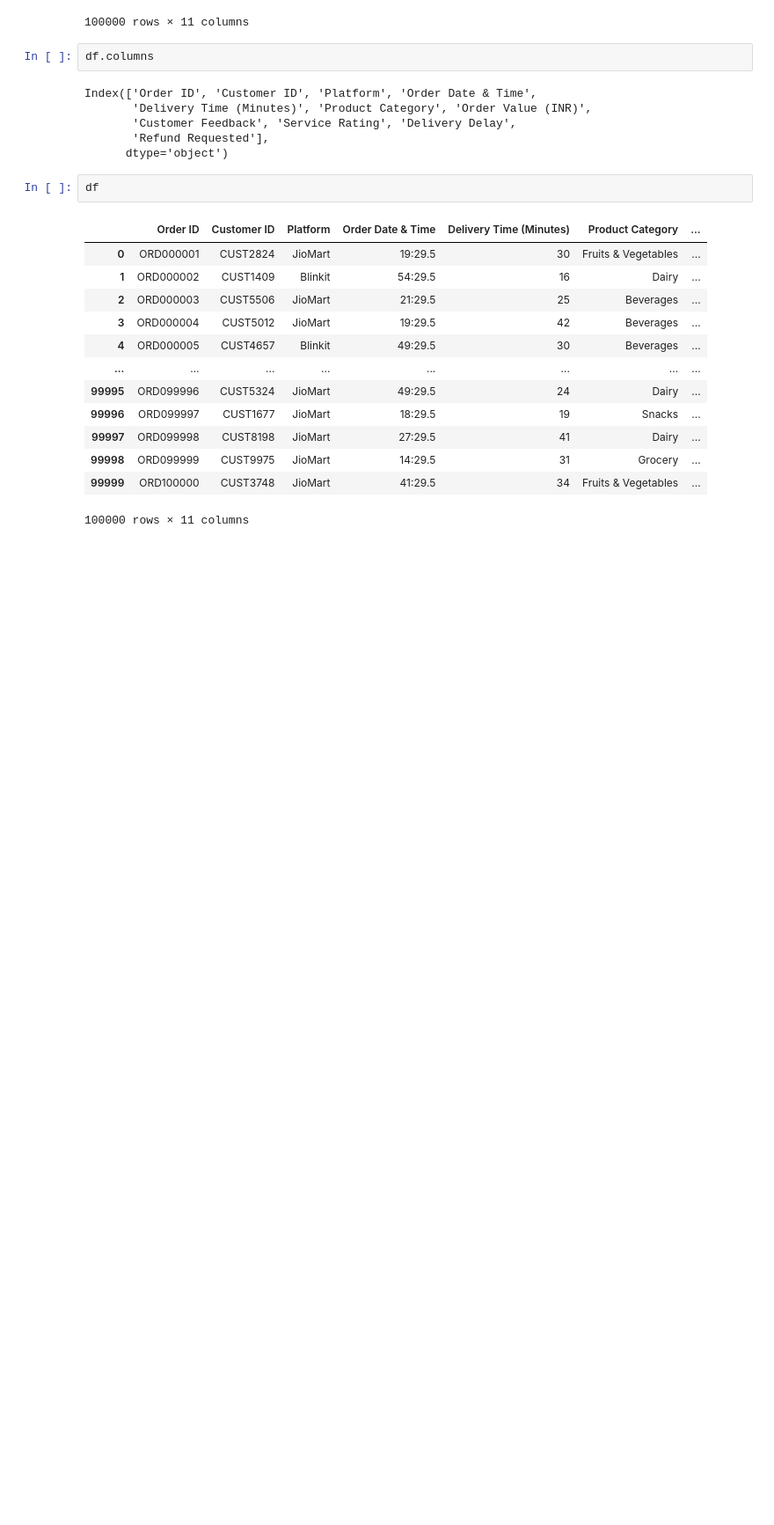
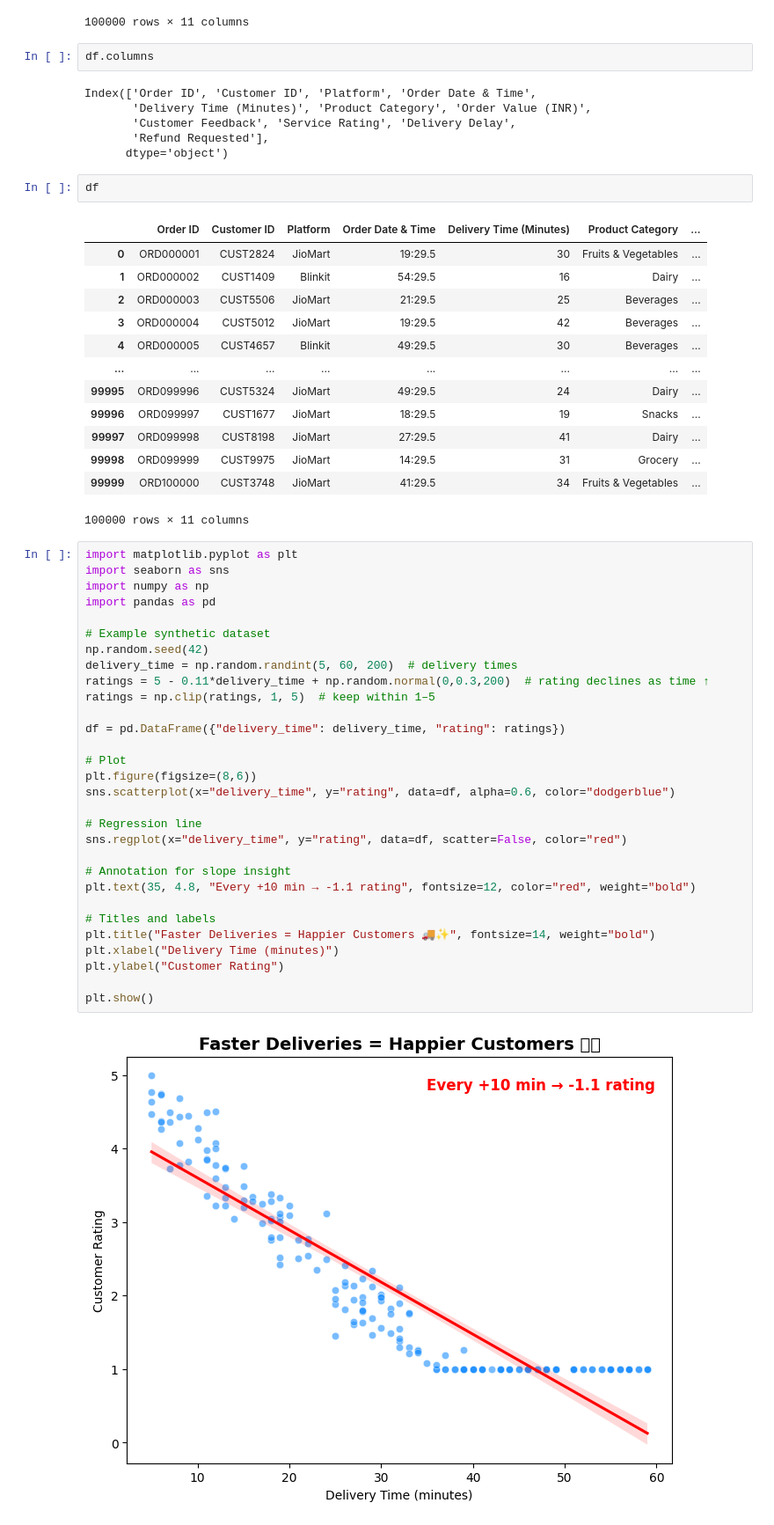
Before and after one commit to DanishShaikh18/Ecommerce-Delivery-Performance-Analysis, a Jupyter notebook: notebooks/Extract.ipynb, the cells around one changed output. Shown at 88% size. Drawn from its saved outputs; the diff is of its cells as text; blank space fills up the shorter version.

```diff
--- a/notebooks/Extract.ipynb
+++ b/notebooks/Extract.ipynb
@@ -90,3 +98,35 @@ df
 | 99998 | ORD099999 | CUST9975 | JioMart | 14:29.5 | 31 | Grocery | ... |
 | 99999 | ORD100000 | CUST3748 | JioMart | 41:29.5 | 34 | Fruits & Vegetables | ... |
 100000 rows × 11 columns
+# %%
+import matplotlib.pyplot as plt
+import seaborn as sns
+import numpy as np
+import pandas as pd
+
+# Example synthetic dataset
+np.random.seed(42)
+delivery_time = np.random.randint(5, 60, 200)  # delivery times
+ratings = 5 - 0.11*delivery_time + np.random.normal(0,0.3,200)  # rating declines as time ↑
+ratings = np.clip(ratings, 1, 5)  # keep within 1–5
+
+df = pd.DataFrame({"delivery_time": delivery_time, "rating": ratings})
+
+# Plot
+plt.figure(figsize=(8,6))
+sns.scatterplot(x="delivery_time", y="rating", data=df, alpha=0.6, color="dodgerblue")
+
+# Regression line
+sns.regplot(x="delivery_time", y="rating", data=df, scatter=False, color="red")
+
+# Annotation for slope insight
+plt.text(35, 4.8, "Every +10 min → -1.1 rating", fontsize=12, color="red", weight="bold")
+
+# Titles and labels
+plt.title("Faster Deliveries = Happier Customers 🚚✨", fontsize=14, weight="bold")
+plt.xlabel("Delivery Time (minutes)")
+plt.ylabel("Customer Rating")
+
+plt.show()
+# %% [output]
+[figure, added]
```
Also changed, not shown: parts of 1 cell of this notebook, 4 other files.
